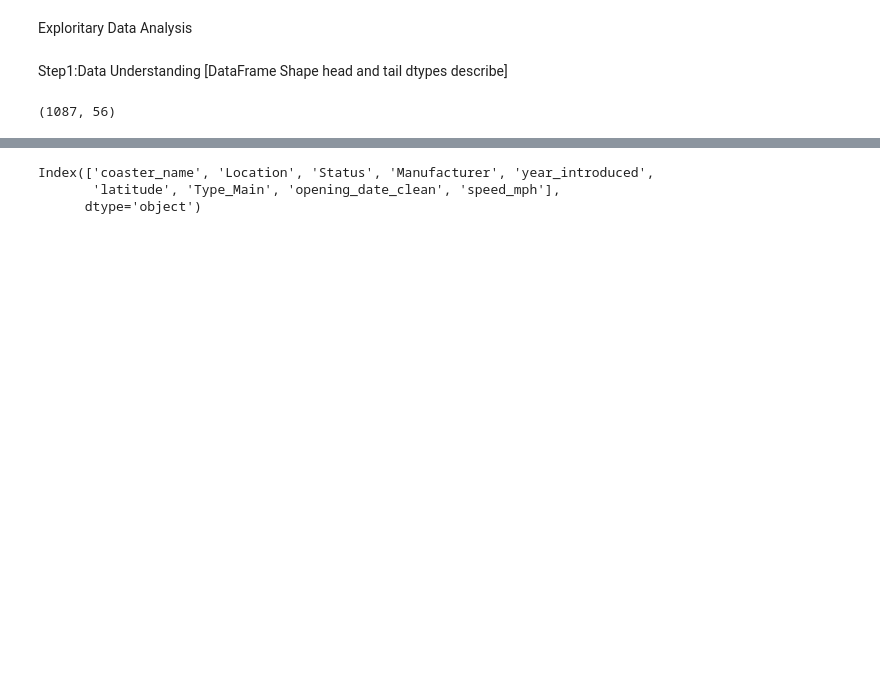
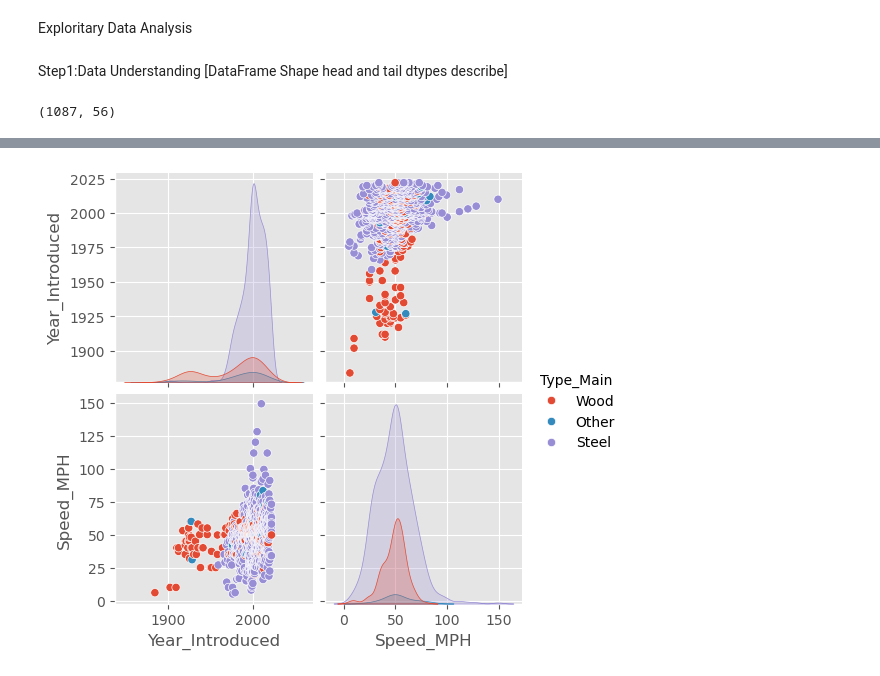
Before and after one commit to Nimesh8848/EDAPython, a Jupyter notebook: eda.ipynb, the cells around one changed output, grey strips where cells are left out. Drawn from its saved outputs; the diff is of its cells as text; code cells hidden in the pictures; blank space fills up the shorter version.

```diff
--- a/eda.ipynb
+++ b/eda.ipynb
@@ -51,23 +80,8 @@ Index(['coaster_name', 'Length', 'Speed', 'Location', 'Status', 'Type',
       dtype='object')
-# %%
-df=df.drop(columns=[
-                     'Length', 'Speed',
-                      'Type',
-        'Height restriction', 'Model', 'Height', 'Inversions',
-       'Lift/launch system', 'Cost', 'Trains', 'Park section', 'Duration',
-       'Capacity', 'G-force', 'Designer', 'Max vertical angle', 'Drop',
-       'Soft opening date', 'Fast Lane available', 'Replaced', 'Track layout',
-       'Fastrack available', 'Soft opening date.1', 'Closing date', 'Opened',
-       'Replaced by', 'Website', 'Flash Pass Available',
-       'Must transfer from wheelchair', 'Theme', 'Single rider line available',
-       'Restraint Style', 'Flash Pass available', 'Acceleration', 'Restraints',
-       'Name',   'longitude',
-        'speed1', 'speed2', 'speed1_value', 'speed1_unit',
-        'height_value', 'height_unit', 'height_ft',
-       'Inversions_clean', 'Gforce_clean'])
-# %%
-df.columns
-# %% [output]
-Index(['coaster_name', 'Location', 'Status', 'Manufacturer', 'year_introduced',
-       'latitude', 'Type_Main', 'opening_date_clean', 'speed_mph'],
-      dtype='object')
+# %%
+sns.pairplot(df,
+             vars=['Year_Introduced','Speed_MPH'],hue='Type_Main')
+
+plt.show()
+# %% [output]
+[figure, added]
```
Also changed, not shown: parts of 13 cells of this notebook.
